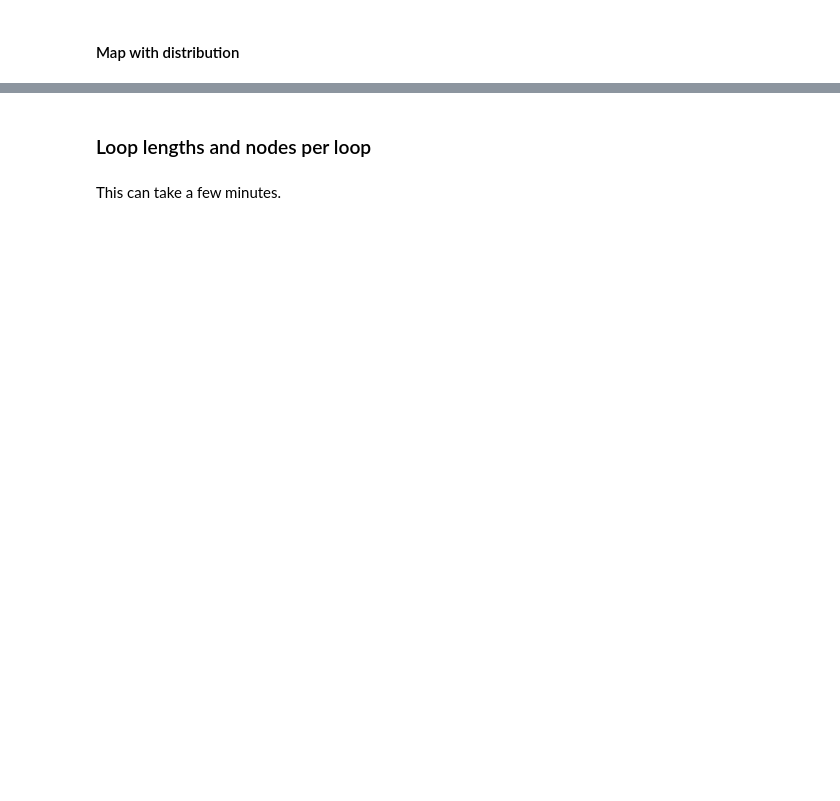
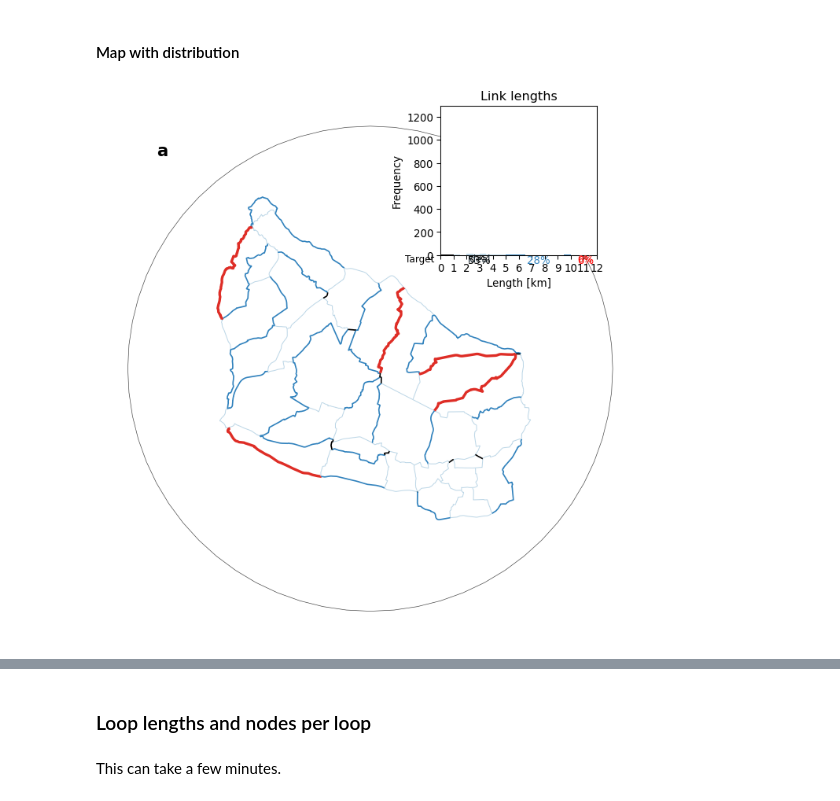
Before and after one commit to mszell/bikenwloops, a Jupyter notebook: code/03_basic_statistics.ipynb, the cells around one changed output, grey strips where cells are left out. Drawn from its saved outputs; the diff is of its cells as text; code cells hidden in the pictures; blank space fills up the shorter version.

```diff
--- a/code/03_basic_statistics.ipynb
+++ b/code/03_basic_statistics.ipynb
@@ -205,11 +216,16 @@ fig.savefig(PATH["plot"] + "linklengthhist" + "." + PLOTPARAM["format"])
 # %% [markdown]
 #### Map with distribution
+# %%
+# define proj_crs (possibly move to config!)
+proj_crs = "EPSG:25832"
 # %%
 # Adapted from: scripts/script05.py
 # in https://github.com/anastassiavybornova/bike-node-planner
 
 # using momepy to get nodes and edges gdf with corresponding labels and geometry objects
 nodes, edges = momepy.nx_to_gdf(net=Gnx, points=True, lines=True)
+nodes = nodes.set_crs(proj_crs)
+edges = edges.set_crs(proj_crs)
 
 ### Classify edge lengths (in km)
 
@@ -349,33 +365,35 @@ axes.text(
     max(N) * 0.2,
     str(
         round(
             len([i for i, x in enumerate(linklengths) if (x > LINK_LIMIT[2] / 1000)])
             / len(linklengths)
             * 100
         )
     )
     + "%",
     horizontalalignment="left",
     verticalalignment="top",
     color="red",
 )
 
 axes.text(
     -0.5,
     max(N) * 1.1,
     "Target",
     horizontalalignment="right",
     verticalalignment="top",
     color="#000000",
     fontsize=9,
 )
 
 axes.set_xticks(list(range(xmax + 1)))
 axes.set_yticks(list(range(0, 1400, 200)))
 axes.set_xlim([0, xmax])
 axes.set_ylim([0, 1.08 * axes.get_ylim()[1]])
 
 fig.savefig(PATH["plot"] + "linklengths" + "." + PLOTPARAM["format"])
+# %% [output]
+[figure, added]
 # %%
 ll = np.array(linklengths)
 sum(ll[ll < LINK_LIMIT[0] / 1000]) / sum(ll)  # Percent of length of too short links
```
Also changed, not shown: parts of 14 cells of this notebook, 1 other file.
